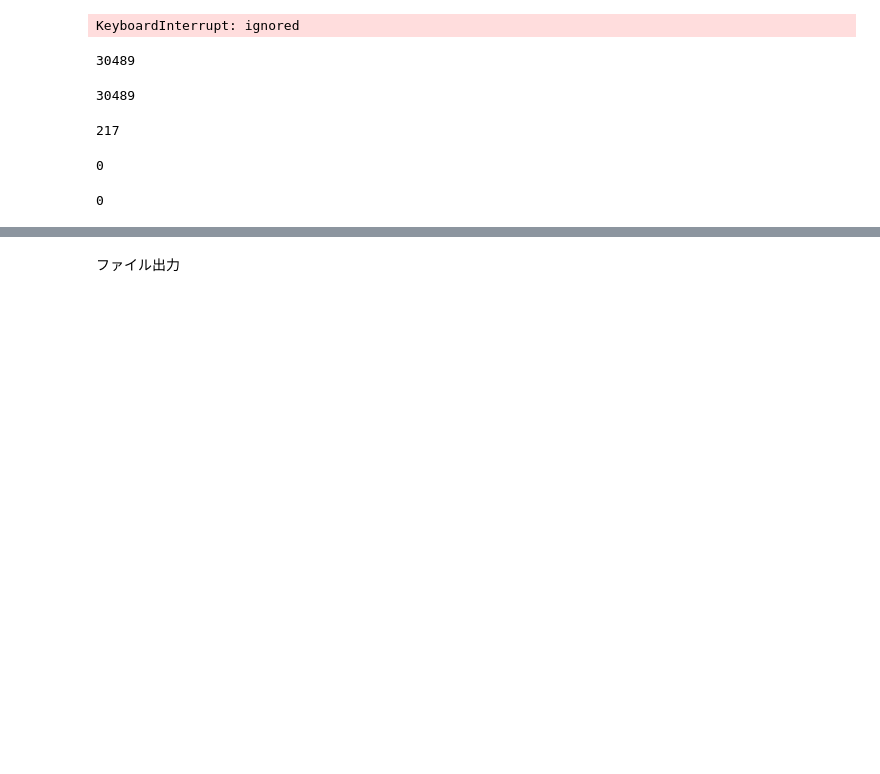
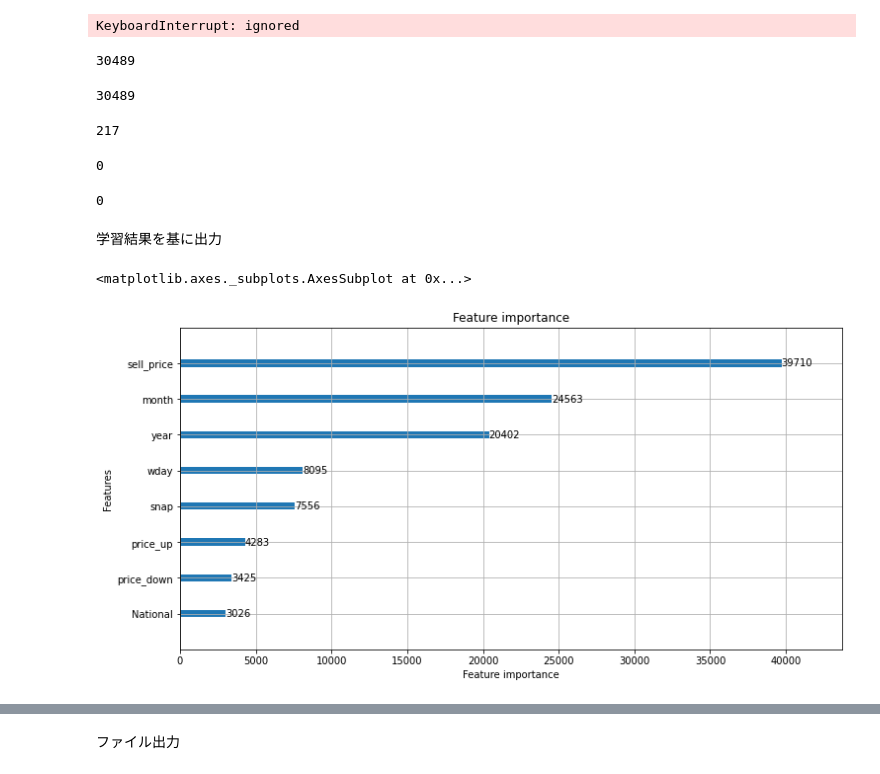
Before and after one commit to SKbaystars/M5_traindata2, a Jupyter notebook: M5_traindata2_v4.ipynb, the cells around one changed output, grey strips where cells are left out. Drawn from its saved outputs; the diff is of its cells as text; code cells hidden in the pictures; blank space fills up the shorter version.

```diff
--- a/M5_traindata2_v4.ipynb
+++ b/M5_traindata2_v4.ipynb
@@ -255,7 +256,7 @@ size_cols = {"wday": 'int8', "month": 'int8', "year": 'int8',"Religious": 'int8'
 m1 = pd.read_csv("/content/drive/My Drive/google_notebook/M5_traindata2/train2a_all.csv", dtype=size_cols)
 m1 = m1.drop_duplicates(subset='id')
 m1_id = m1['id'].values.tolist()
-m2 = pd.read_csv("/content/drive/My Drive/google_notebook/M5_traindata2/sales_train_validation.csv")
+m2 = pd.read_csv("/content/drive/My Drive/google_notebook/M5_traindata2/sales_train_evaluation.csv")
 m2_id = m2['id'].values.tolist()
 
 print(len(m1_id))
@@ -631,7 +632,7 @@ for ij in range(ii_start, len(x_list)):
 
     print(str(count) + "train end")
 
-    file = '/content/drive/My Drive/google_notebook/M5_traindata2/trained_model_' + tt + '_'+ str(count) +'_v2.pkl'
+    file = '/content/drive/My Drive/google_notebook/M5_traindata2/trained_model_' + tt + '_'+ str(count) +'.pkl'
     pickle.dump(clf, open(file, 'wb'))
     count += 1
 
@@ -1024,6 +1262,8 @@ del mda
 gc.collect()
 # %% [output]
 0
+# %% [markdown]
+学習結果を基に出力
 # %%
 size_cols = {"wday": 'int8', "month": 'int8', "year": 'int8',"Religious": 'int8', "National": 'int8',
              "Cultural": 'int8', "Sporting": 'int8', "snap": 'int8'}
@@ -1175,2 +1503,11 @@ def first_cal(f_name):
   mda.to_csv(f_name + "2.csv", index=False)
+# %%
+
+file = '/content/drive/My Drive/google_notebook/M5_traindata2/trained_model_' + "x1_data_CA" + '_'+ str(0) +'_v2_01.pkl'
+clf = pickle.load(open(file, 'rb'))
+
+lgb.plot_importance(clf, figsize=(12, 6))
+# %% [output]
+<matplotlib.axes._subplots.AxesSubplot at 0x...>
+[figure, added]
 # %%
```
Also changed, not shown: parts of 22 cells of this notebook.
